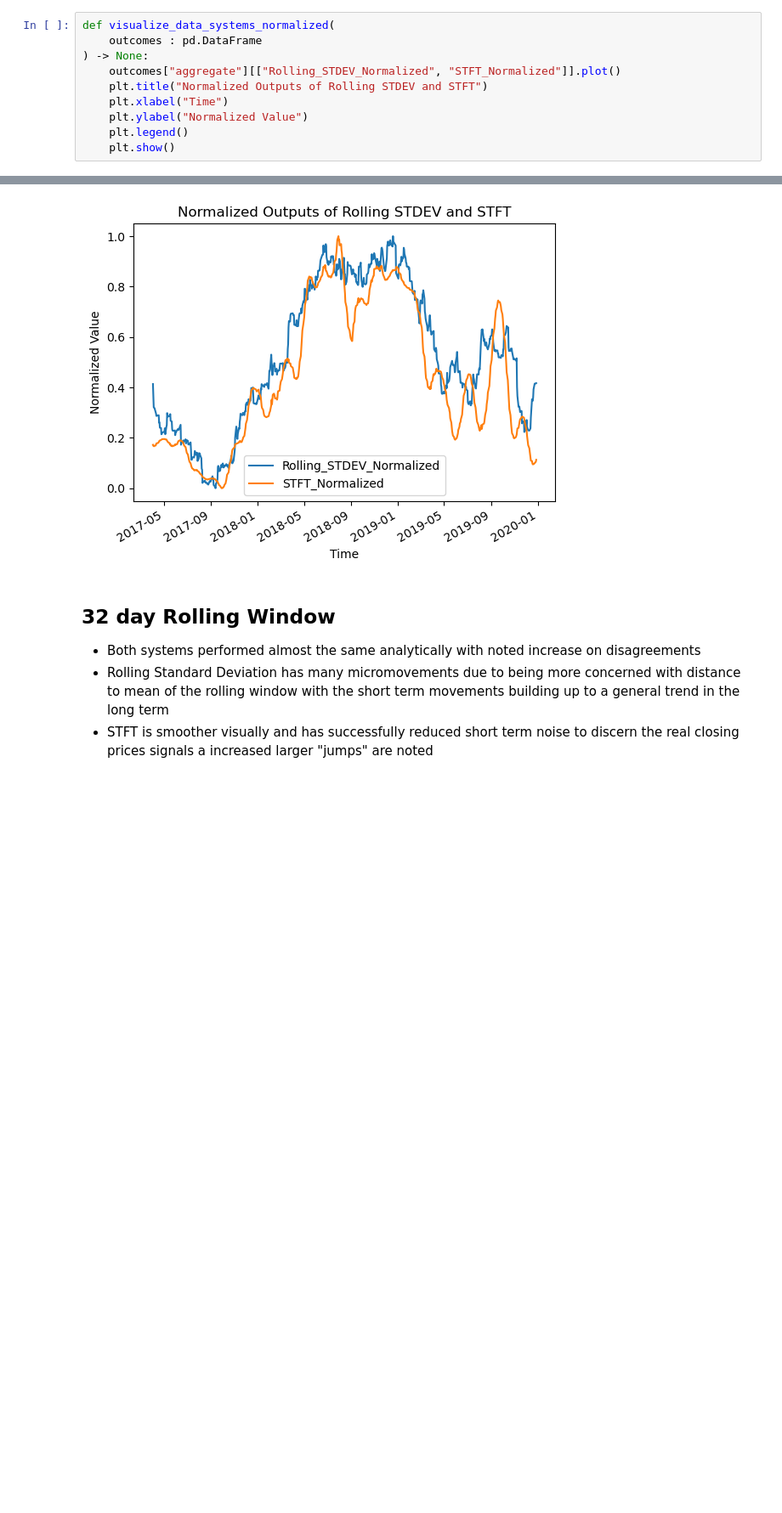
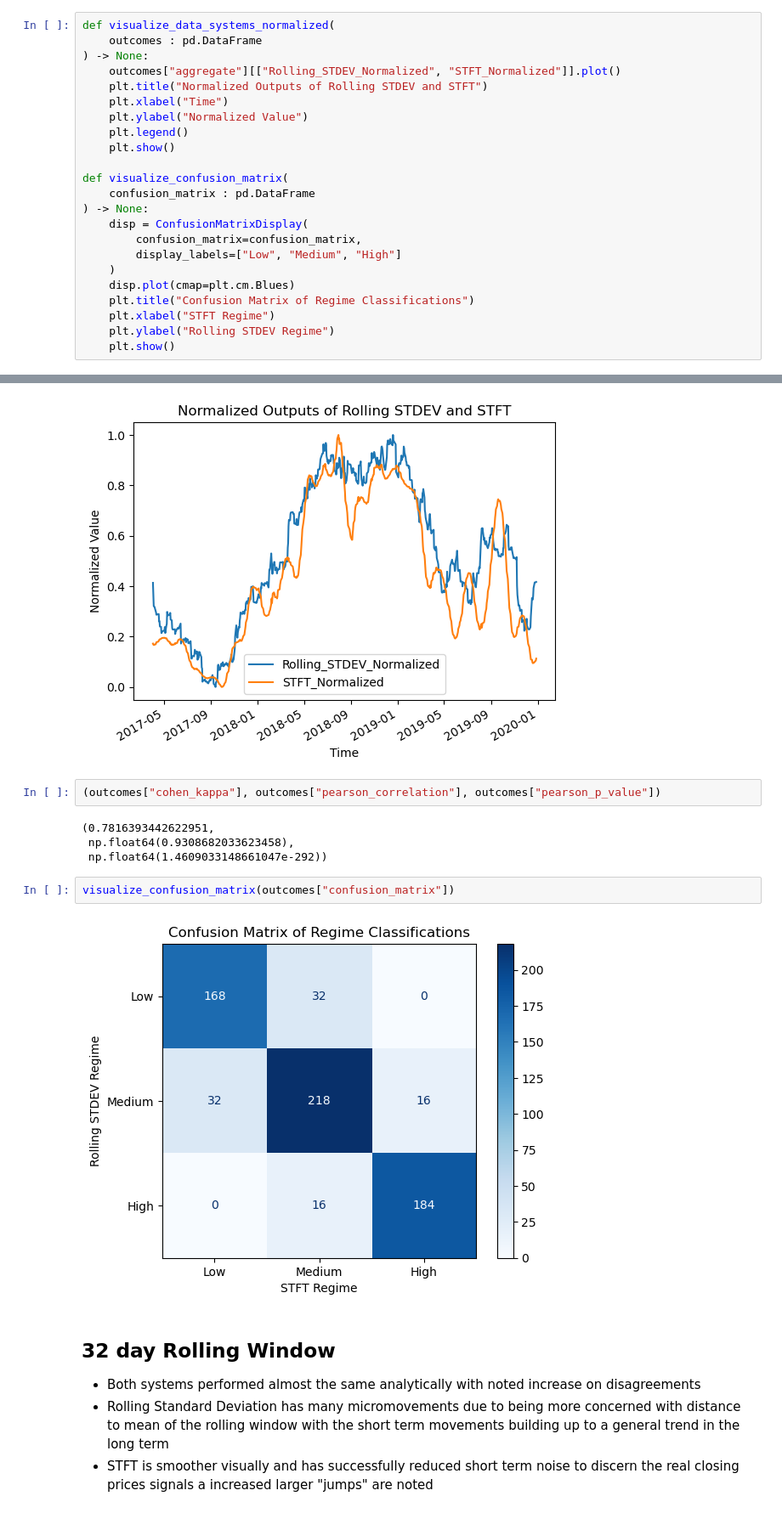
Before and after one commit to williamjames10231/Comparative-analysis-of-Rolling-Standard-Deviation-to-Short-Time-Fourier-Transfom, a Jupyter notebook: notebook/Findings.ipynb, the cells around one changed output, grey strips where cells are left out. Shown at 85% size. Drawn from its saved outputs; the diff is of its cells as text; blank space fills up the shorter version.

```diff
--- a/notebook/Findings.ipynb
+++ b/notebook/Findings.ipynb
@@ -57,6 +58,19 @@ def visualize_data_systems_normalized(
     plt.ylabel("Normalized Value")
     plt.legend()
     plt.show()
+
+def visualize_confusion_matrix(
+    confusion_matrix : pd.DataFrame
+) -> None:
+    disp = ConfusionMatrixDisplay(
+        confusion_matrix=confusion_matrix,
+        display_labels=["Low", "Medium", "High"]
+    )
+    disp.plot(cmap=plt.cm.Blues)
+    plt.title("Confusion Matrix of Regime Classifications")
+    plt.xlabel("STFT Regime")
+    plt.ylabel("Rolling STDEV Regime")
+    plt.show()
 # %% [markdown]
 ## 64 days rolling window
 - Both systems performed almost the same analytically
@@ -69,6 +83,16 @@ outcomes = comparator_engine.trial_single_window(interval=64)
 visualize_data_systems_normalized(outcomes)
 # %% [output]
 [figure]
+# %%
+(outcomes["cohen_kappa"], outcomes["pearson_correlation"], outcomes["pearson_p_value"])
+# %% [output]
+(0.7816393442622951,
+ np.float64(0.9308682033623458),
+ np.float64(1.4609033148661047e-292))
+# %%
+visualize_confusion_matrix(outcomes["confusion_matrix"])
+# %% [output]
+[figure, added]
 # %% [markdown]
 ## 32 day Rolling Window
 - Both systems performed almost the same analytically with noted increase on disagreements
```
Also changed, not shown: parts of 5 cells of this notebook, 3 other files.
